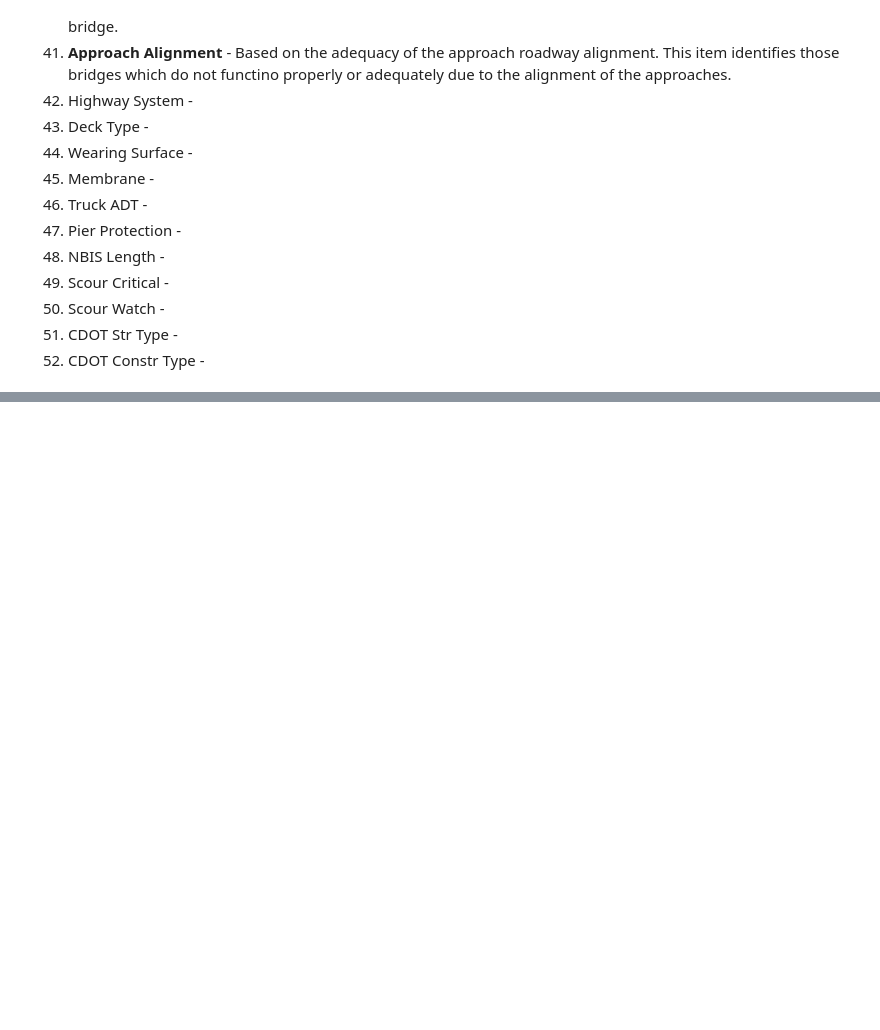
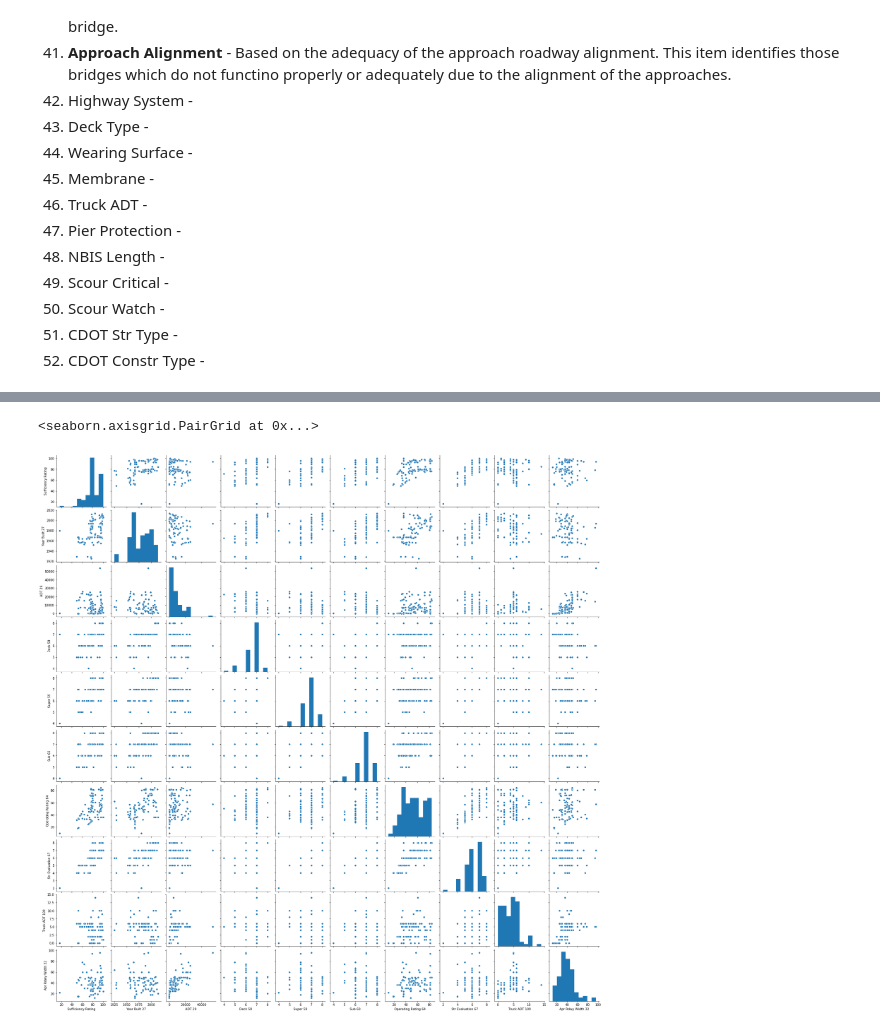
Before and after one commit to nnbaokhang/Descriptive-and-Predictive-Deep-Learning-Analytical-Tools-for-Enhanced-Bridge-Management, a Jupyter notebook: Dataset_Exploration.ipynb, the cells around one changed output, grey strips where cells are left out. Cells and saved outputs as stored; diff of their text form; code cells hidden in the pictures; blank space fills up the shorter version.

```diff
--- a/Dataset_Exploration.ipynb
+++ b/Dataset_Exploration.ipynb
@@ -54,0 +60,3 @@
+# %%
+df = pd.read_excel("Copy of SIA_data_Major_C.xlsx")
+df.head()
@@ -54,0 +211,4 @@
+# %%
+df1 = df.copy()
+
+df1.dropna(inplace=True)
@@ -54,0 +235,5 @@
+# %%
+sns.pairplot(df1, vars=['Sufficiency Rating', 'Year Built 27', 'ADT 29', 'Deck 58', 'Super 59', 'Sub 60', 'Operating Rating 64', 'Str Evaluation 67', 'Truck ADT 109', 'Apr Rdwy Width 32'])
+# %% [output]
+<seaborn.axisgrid.PairGrid at 0x...>
+[figure, added]
```
Also changed, not shown: parts of 15 cells of this notebook.
